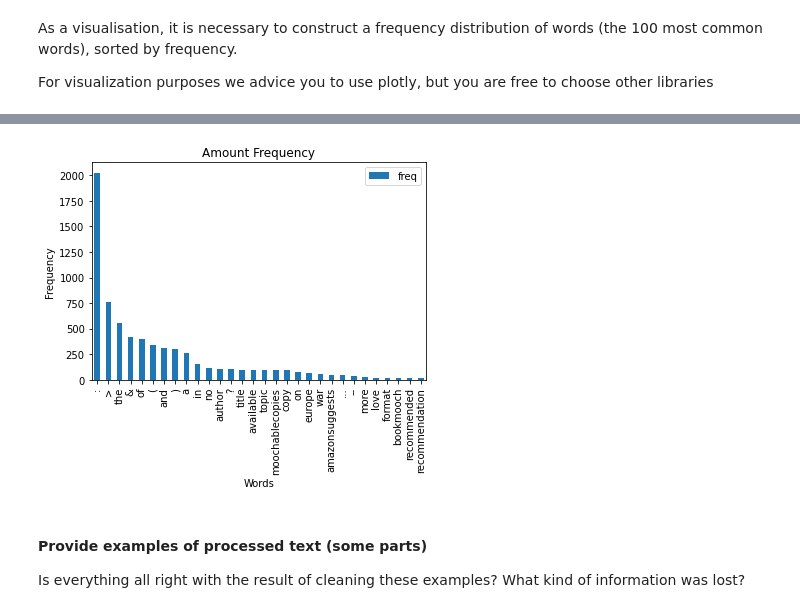
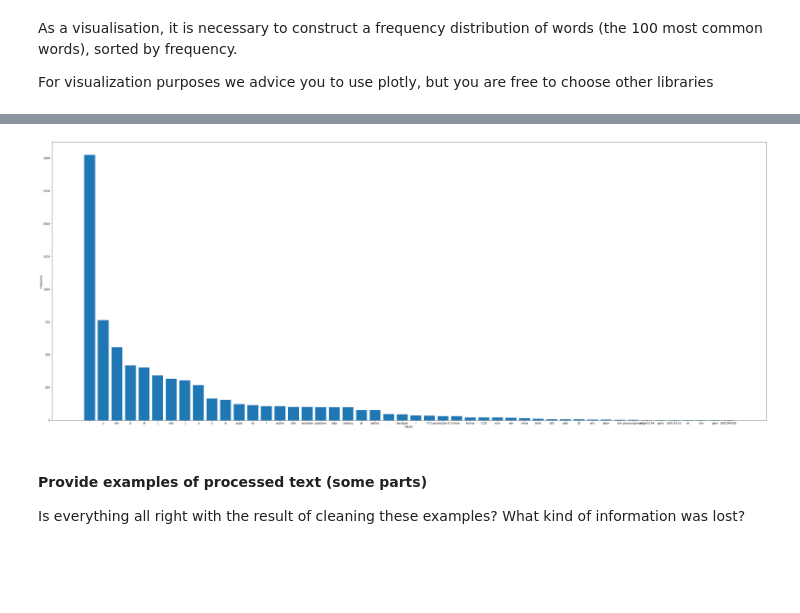
Before and after one commit to bogya345/NLP_labs, a Jupyter notebook: hw1.ipynb, the cells around one changed output, grey strips where cells are left out. Cells and saved outputs as stored; diff of their text form; code cells hidden in the pictures; blank space fills up the shorter version.

```diff
--- a/hw1.ipynb
+++ b/hw1.ipynb
@@ -276,43 +230,20 @@ fwordfreq
-# %%
-import matplotlib.pyplot as plt
-
-def show_wordfreq(wordfreq, limit=30):
-
-    data = wordfreq[:limit]
-    # print(data)
-
-    # df = pd.DataFrame({'c1':['apple','banana','banana'],'c2':['orange','apple','apple'],'c3':['banana','date','orange']})
-    # df_stack = wordfreq.stack()
-    # counter = df_stack.value_counts() # set top 10: df_stack.value_counts()[0:10]
-    # plt.bar(counter.index, counter.values)
-
-    # plt.hist(wordfreq)
-    # plt.barh(wordfreq['freq'], width=2000, height=100)
-
-    # fig = plt.figure(figsize=(20,5))
-    # ax = fig.add_subplot(1,1,1)
-    # # ax.set_xticks([0,5,10])
-    # # ax.set_xticklabels([0,5,10])
-    # # ax.set_yticks([0,1])
-    # ax.set_yticklabels(wordfreq['word'])
-    # wordfreq['freq'].hist(ax=ax,orientation='horizontal')
-    # fig.tight_layout()  # Improves appearance a bit.
-
-    # Plot the figure.
-    # ax = plt.subplot(1,1,1)
-    ax = data.plot(kind="bar")
-    # ax.plot(wordfreq.plot(kind="bar"))
-    ax.set_title("Amount Frequency")
-    ax.set_xlabel("Words")
-    ax.set_ylabel("Frequency")
-    ax.set_xticklabels(data['word'])
-    plt.show()
-    pass
-
-
-show_wordfreq(fwordfreq)
-# %% [output]
-[figure, removed]
+# %%
+import matplotlib.pyplot as plt
+
+def show_wordfreq(wordfreq, limit=100, bar_width=0.4):
+    data = wordfreq[:limit]
+    plt.figure(figsize=(50, 20))
+    # plt.bar(data['word'], data['freq'], bar_width)
+    plt.bar(data['word'], data['freq'])
+    plt.xlabel('Words')
+    plt.ylabel('Frequency')
+    plt.show()
+    pass
+
+
+show_wordfreq(fwordfreq)
+# %% [output]
+[figure, added]
 # %% [markdown]
 #### Provide examples of processed text (some parts)
 
```
Also changed, not shown: parts of 10 cells of this notebook, 1 other file.
